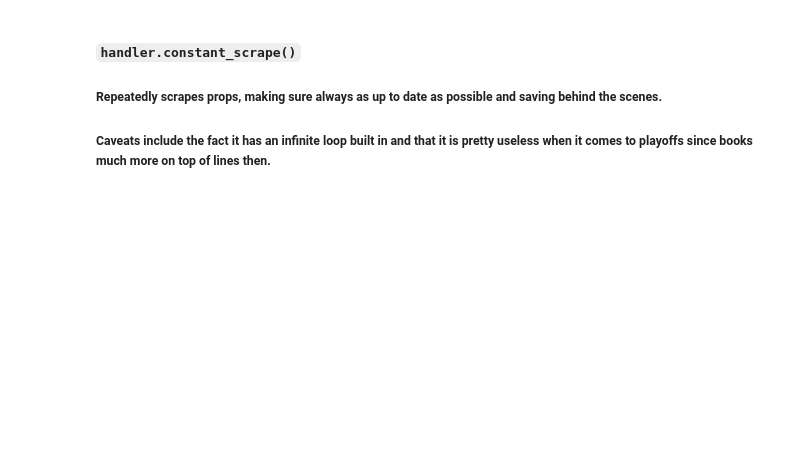
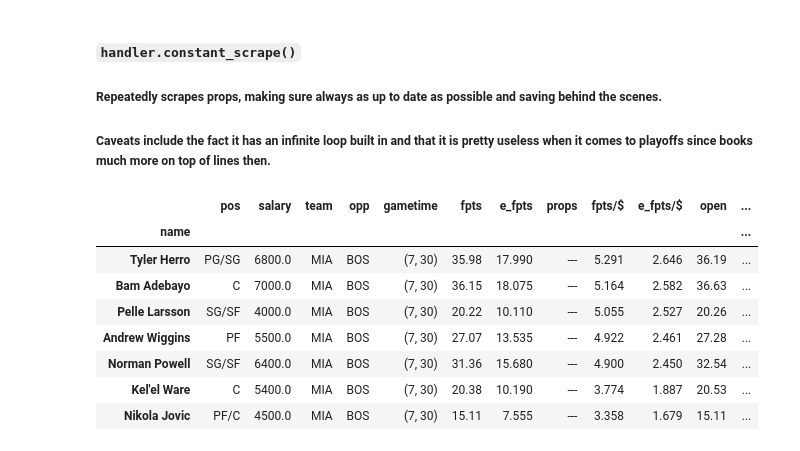
Before and after one commit to jackdegen/nba-props, a Jupyter notebook: src/props.ipynb, the cells around one changed output. Saved outputs shown, nothing was run; the diff lists cells and outputs as text; code cells hidden in the pictures; blank space fills up the shorter version.

```diff
--- a/src/props.ipynb
+++ b/src/props.ipynb
@@ -156,3 +157,15 @@ import numpy as np
 #     constant=True,
 #     # override_edits=OVERRIDE_EDITS
 # ).constant_scrape(verbose=0)
+# %%
+team_dfs['MIA']
+# %% [output]
+|  | pos | salary | team | opp | gametime | fpts | e_fpts | props | fpts/$ | e_fpts/$ | open | ... |
+| name |  |  |  |  |  |  |  |  |  |  |  | ... |
+| Tyler Herro | PG/SG | 6800.0 | MIA | BOS | (7, 30) | 35.98 | 17.990 | --- | 5.291 | 2.646 | 36.19 | ... |
+| Bam Adebayo | C | 7000.0 | MIA | BOS | (7, 30) | 36.15 | 18.075 | --- | 5.164 | 2.582 | 36.63 | ... |
+| Pelle Larsson | SG/SF | 4000.0 | MIA | BOS | (7, 30) | 20.22 | 10.110 | --- | 5.055 | 2.527 | 20.26 | ... |
+| Andrew Wiggins | PF | 5500.0 | MIA | BOS | (7, 30) | 27.07 | 13.535 | --- | 4.922 | 2.461 | 27.28 | ... |
+| Norman Powell | SG/SF | 6400.0 | MIA | BOS | (7, 30) | 31.36 | 15.680 | --- | 4.900 | 2.450 | 32.54 | ... |
+| Kel'el Ware | C | 5400.0 | MIA | BOS | (7, 30) | 20.38 | 10.190 | --- | 3.774 | 1.887 | 20.53 | ... |
+| Nikola Jovic | PF/C | 4500.0 | MIA | BOS | (7, 30) | 15.11 | 7.555 | --- | 3.358 | 1.679 | 15.11 | ... |
```
Also changed, not shown: parts of 3 cells of this notebook.
